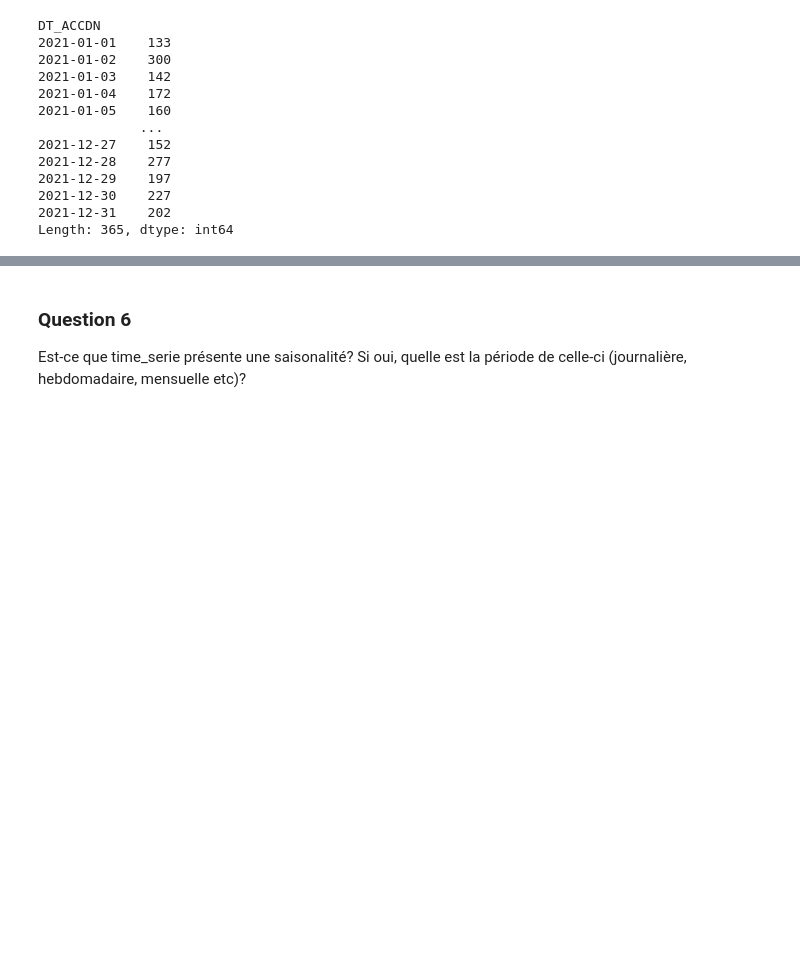
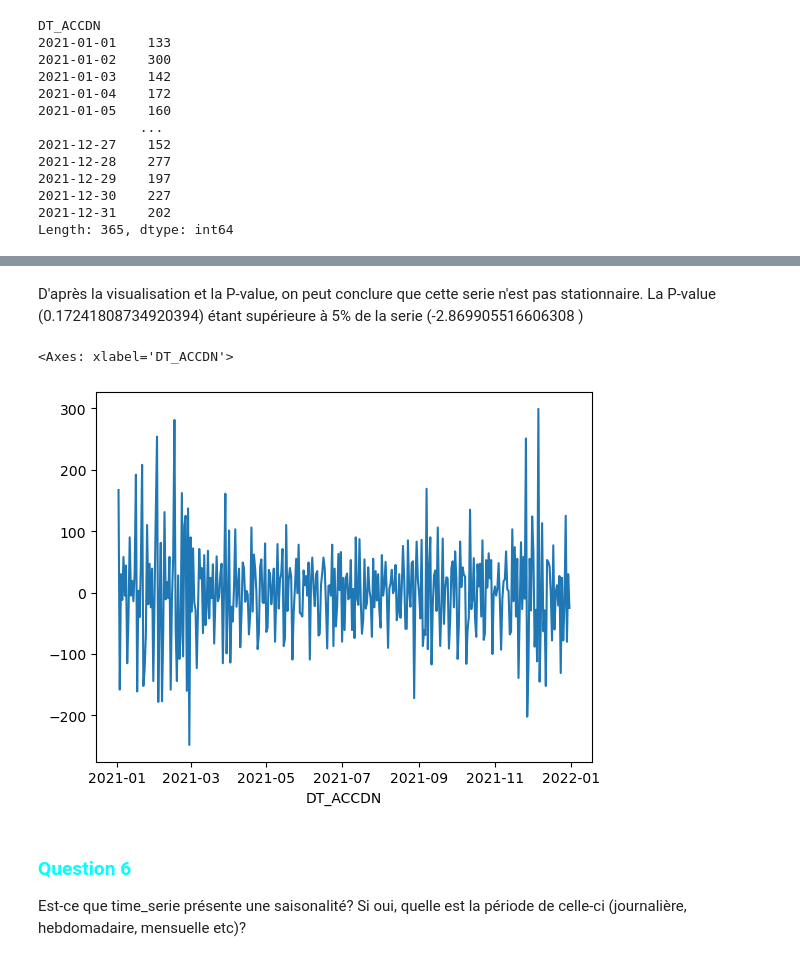
Before and after one commit to matt-tek/data-science-1, a Jupyter notebook: Equipe3-Projet-P2.ipynb, the cells around one changed output, grey strips where cells are left out. Cells and saved outputs as stored; diff of their text form; code cells hidden in the pictures; blank space fills up the shorter version.

```diff
--- a/Equipe3-Projet-P2.ipynb
+++ b/Equipe3-Projet-P2.ipynb
@@ -90,5 +221,16 @@ Est-ce que time_serie est stationnaire ? Sinon, transformez-la en série station
+# %% [markdown]
+D'après la visualisation et la P-value, on peut conclure que cette serie n'est pas stationnaire. La P-value (0.17241808734920394) étant supérieure à 5% de la serie (-2.869905516606308 )
+# %%
+# Transformation en serie stationnaire en utilisant la méthode de différenciation
+your_series_diff = time_serie.diff().dropna()
+
+# plot pour afficher la nouvelle serie stationnaire
+your_series_diff.plot()
+# %% [output]
+<Axes: xlabel='DT_ACCDN'>
+[figure, added]
 # %% [markdown]
-### Question 6
+### <span style="color: cyan;">Question 6</span>
 
 Est-ce que time_serie présente une saisonalité? Si oui, quelle est la période de celle-ci
 (journalière, hebdomadaire, mensuelle etc)?
```
Also changed, not shown: parts of 28 cells of this notebook, 18 other files.
